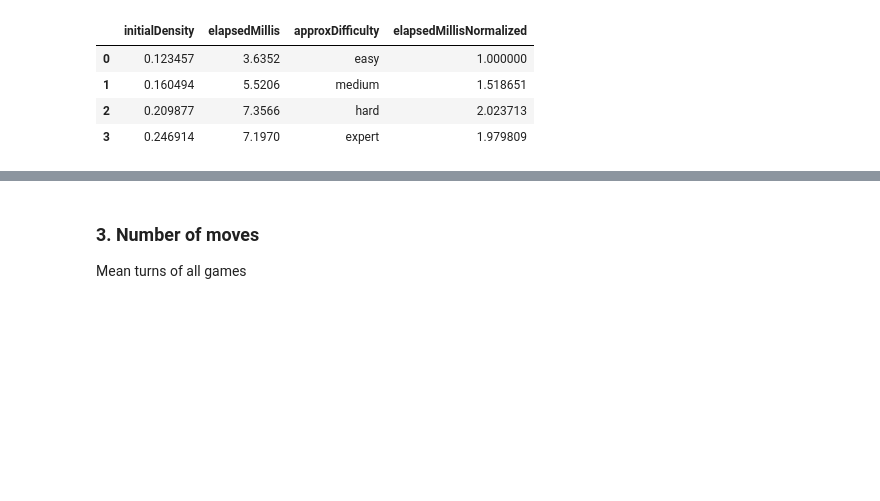
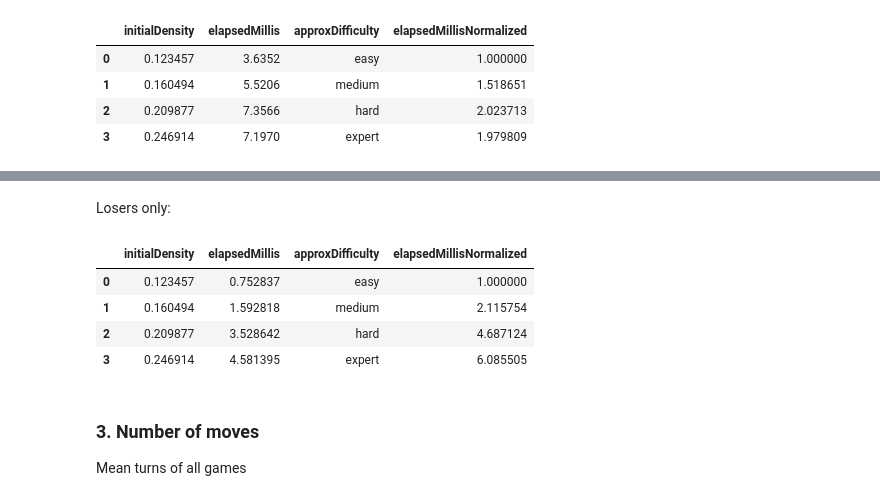
Before and after one commit to dsoman24/minesweeper, a Jupyter notebook: analysis/analysis.ipynb, the cells around one changed output, grey strips where cells are left out. Drawn from its saved outputs; the diff is of its cells as text; code cells hidden in the pictures; blank space fills up the shorter version.

```diff
--- a/analysis/analysis.ipynb
+++ b/analysis/analysis.ipynb
@@ -189,3 +199,13 @@ approx_difficulty_and_normalize_column_by_key(mean_runtime_df, "elapsedMillis")
+# %% [markdown]
+Losers only:
+# %%
+approx_difficulty_and_normalize_column_by_key(mean_runtime_df_losers, "elapsedMillis")
+# %% [output]
+|  | initialDensity | elapsedMillis | approxDifficulty | elapsedMillisNormalized |
+| 0 | 0.123457 | 0.752837 | easy | 1.000000 |
+| 1 | 0.160494 | 1.592818 | medium | 2.115754 |
+| 2 | 0.209877 | 3.528642 | hard | 4.687124 |
+| 3 | 0.246914 | 4.581395 | expert | 6.085505 |
 # %% [markdown]
 ### 3. Number of moves
 
```
Also changed, not shown: parts of 5 cells of this notebook, 6 other files.
